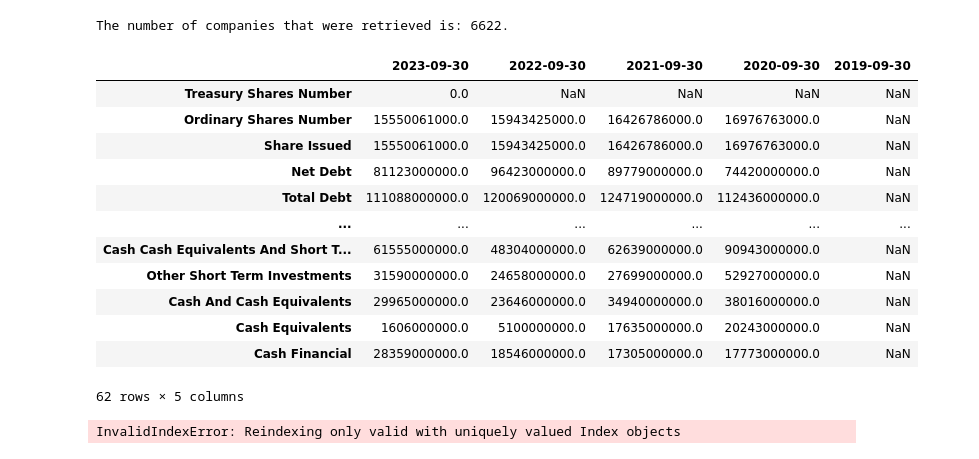
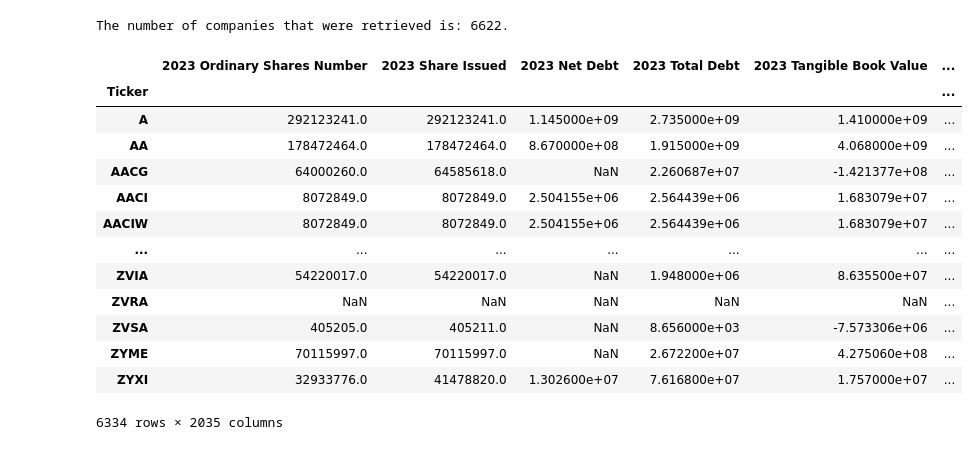
Before and after one commit to jorgeluisgg/project_awesome, a Jupyter notebook: notebooks/jlgg_notebook.ipynb, the cells around one changed output. Cells and saved outputs as stored; diff of their text form; code cells hidden in the pictures.

```diff
--- a/notebooks/jlgg_notebook.ipynb
+++ b/notebooks/jlgg_notebook.ipynb
@@ -66,32 +69,28 @@ def flatten_data(df,ticker):
     df_transposed.set_index('Ticker', inplace=True)
 
     return df_transposed
-# %%
-# EXAMPLE OF THE FUNCTION WORKING
-company = yf.Ticker("AAPL")
-# flatten_data(company.cash_flow, company.ticker)
-# stocks[42:44]
-# stocks[42].balance_sheet
-company.balance_sheet
-# %% [output]
-|  | 2023-09-30 | 2022-09-30 | 2021-09-30 | 2020-09-30 | 2019-09-30 |
-| Treasury Shares Number | 0.0 | NaN | NaN | NaN | NaN |
-| Ordinary Shares Number | 15550061000.0 | 15943425000.0 | 16426786000.0 | 16976763000.0 | NaN |
-| Share Issued | 15550061000.0 | 15943425000.0 | 16426786000.0 | 16976763000.0 | NaN |
-| Net Debt | 81123000000.0 | 96423000000.0 | 89779000000.0 | 74420000000.0 | NaN |
-| Total Debt | 111088000000.0 | 120069000000.0 | 124719000000.0 | 112436000000.0 | NaN |
-| ... | ... | ... | ... | ... | ... |
-| Cash Cash Equivalents And Short T... | 61555000000.0 | 48304000000.0 | 62639000000.0 | 90943000000.0 | NaN |
-| Other Short Term Investments | 31590000000.0 | 24658000000.0 | 27699000000.0 | 52927000000.0 | NaN |
-| Cash And Cash Equivalents | 29965000000.0 | 23646000000.0 | 34940000000.0 | 38016000000.0 | NaN |
-| Cash Equivalents | 1606000000.0 | 5100000000.0 | 17635000000.0 | 20243000000.0 | NaN |
-| Cash Financial | 28359000000.0 | 18546000000.0 | 17305000000.0 | 17773000000.0 | NaN |
-62 rows × 5 columns
 # %%
 data = []
-for stock in stocks[42:44]:
+for stock in stocks[0:10]:
     data.append(flatten_data(stock.balance_sheet,stock.ticker))
 
-df_cf = pd.concat(data,axis = 0, ignore_index = False)
+df= pd.concat(data,axis = 0, ignore_index = False)
-# %% [output]
-InvalidIndexError: Reindexing only valid with uniquely valued Index objects
+# %%
+companies = pd.read_csv('/home/jorgeluisgg/code/jorgeluisgg/project_awesome/process_data/raw_data_FINAL_ALL.csv')
+companies.set_index('Ticker',inplace = True)
+companies
+# %% [output]
+|  | 2023 Ordinary Shares Number | 2023 Share Issued | 2023 Net Debt | 2023 Total Debt | 2023 Tangible Book Value | ... |
+| Ticker |  |  |  |  |  | ... |
+| A | 292123241.0 | 292123241.0 | 1.145000e+09 | 2.735000e+09 | 1.410000e+09 | ... |
+| AA | 178472464.0 | 178472464.0 | 8.670000e+08 | 1.915000e+09 | 4.068000e+09 | ... |
+| AACG | 64000260.0 | 64585618.0 | NaN | 2.260687e+07 | -1.421377e+08 | ... |
+| AACI | 8072849.0 | 8072849.0 | 2.504155e+06 | 2.564439e+06 | 1.683079e+07 | ... |
+| AACIW | 8072849.0 | 8072849.0 | 2.504155e+06 | 2.564439e+06 | 1.683079e+07 | ... |
+| ... | ... | ... | ... | ... | ... | ... |
+| ZVIA | 54220017.0 | 54220017.0 | NaN | 1.948000e+06 | 8.635500e+07 | ... |
+| ZVRA | NaN | NaN | NaN | NaN | NaN | ... |
+| ZVSA | 405205.0 | 405211.0 | NaN | 8.656000e+03 | -7.573306e+06 | ... |
+| ZYME | 70115997.0 | 70115997.0 | NaN | 2.672200e+07 | 4.275060e+08 | ... |
+| ZYXI | 32933776.0 | 41478820.0 | 1.302600e+07 | 7.616800e+07 | 1.757000e+07 | ... |
+6334 rows × 2035 columns
```
Also changed, not shown: parts of 18 cells of this notebook, 5 other files.
